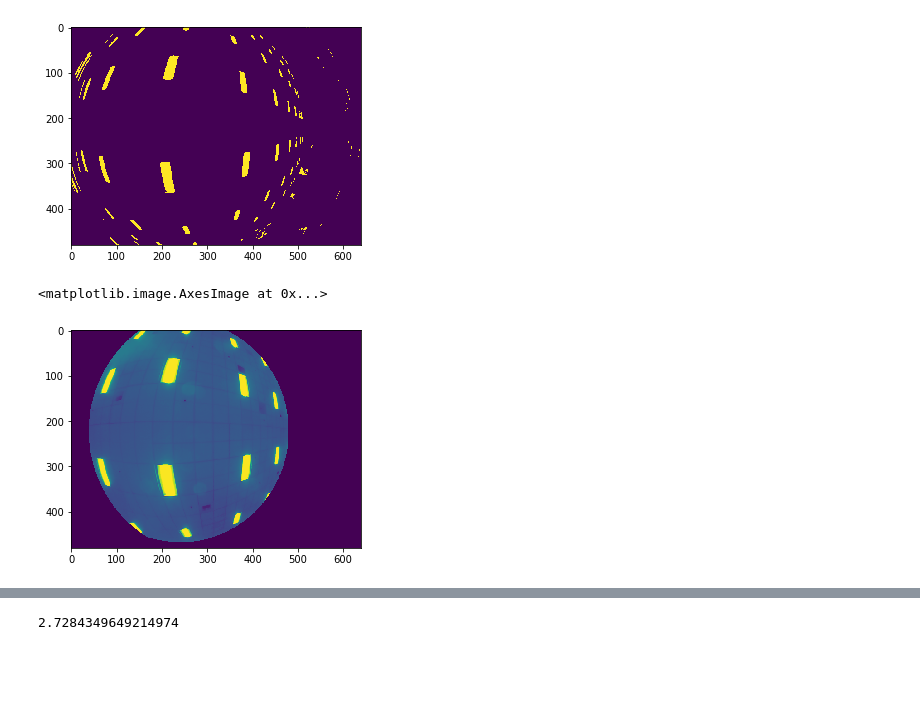
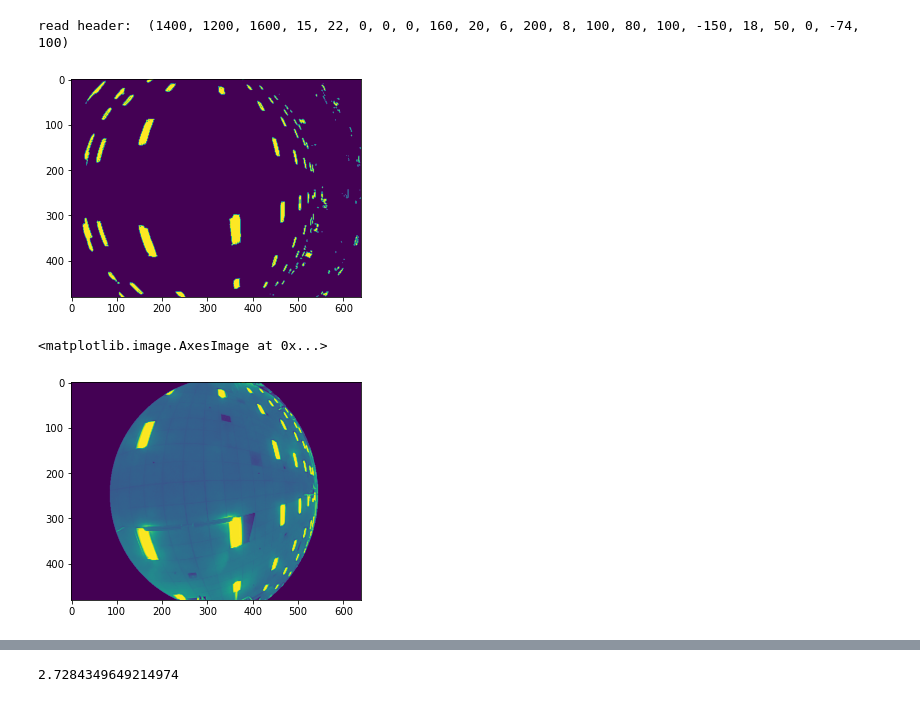
Before and after one commit to a1k0n/cycloid, a Jupyter notebook: tools/bundleadj/lights.ipynb, the cells around one changed output, grey strips where cells are left out. Saved outputs shown, nothing was run; the diff lists cells and outputs as text; code cells hidden in the pictures; blank space fills up the shorter version.

```diff
--- a/tools/bundleadj/lights.ipynb
+++ b/tools/bundleadj/lights.ipynb
@@ -23,9 +26,9 @@ import frontend
 
 pts, origpts = frontend.genlut()
 print(pts.shape)
-centerlimit = 8
+centerlimit = 4
 #ceillimit = 2
-ceillimit = 3
+ceillimit = 8
 ceilmask = (pts[2] > 0) & (np.sum(pts[:2]**2, axis=0) / pts[2]**2 < ceillimit**2) & (np.sum(origpts**2, axis=2) < centerlimit**2)
 pts = pts[:2, ceilmask] / pts[2, ceilmask]
 ceilmask.shape, pts.shape
@@ -44,16 +50,19 @@ plt.plot(pts[0].T, pts[1].T, '.')
 # %%
-f = open("../../logs/cl20190707/cycloid-20190707-162335.rec", "rb")
-ok, frame = recordreader.read_frame(f)
+f = open("/opt/data/cycloid/cl20200307/cycloid-20200306-232852.rec", "rb")
+_, hdr = recordreader.read_header(f)
+for i in range(1):
+    ok, frame = recordreader.read_frame(f)
 gray = frame['yuv420'][:480]
 f.close()
 
 plt.imshow(gray > 240)
 plt.show()
 plt.imshow(gray * ceilmask)
 # %% [output]
+read header:  (1400, 1200, 1600, 15, 22, 0, 0, 0, 160, 20, 6, 200, 8, 100, 80, 100, -150, 18, 50, 0, -74, 100)
-[figure, old version]
+[figure, new version]
-<matplotlib.image.AxesImage at 0x...>
+<matplotlib.image.AxesImage at 0x...>
-[figure, old version]
+[figure, new version]
 # %%
 def remap(xi, yi, theta, Z, ceilpx):
     S, C = np.sin(theta), np.cos(theta)
```
Also changed, not shown: parts of 46 cells of this notebook, 5 other files.
